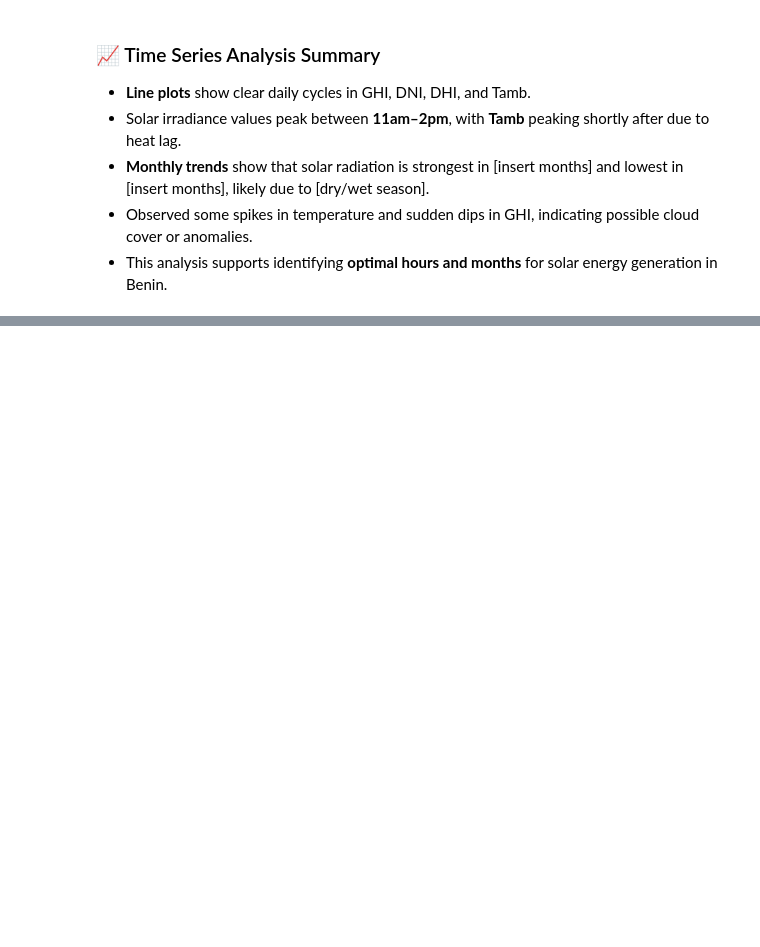
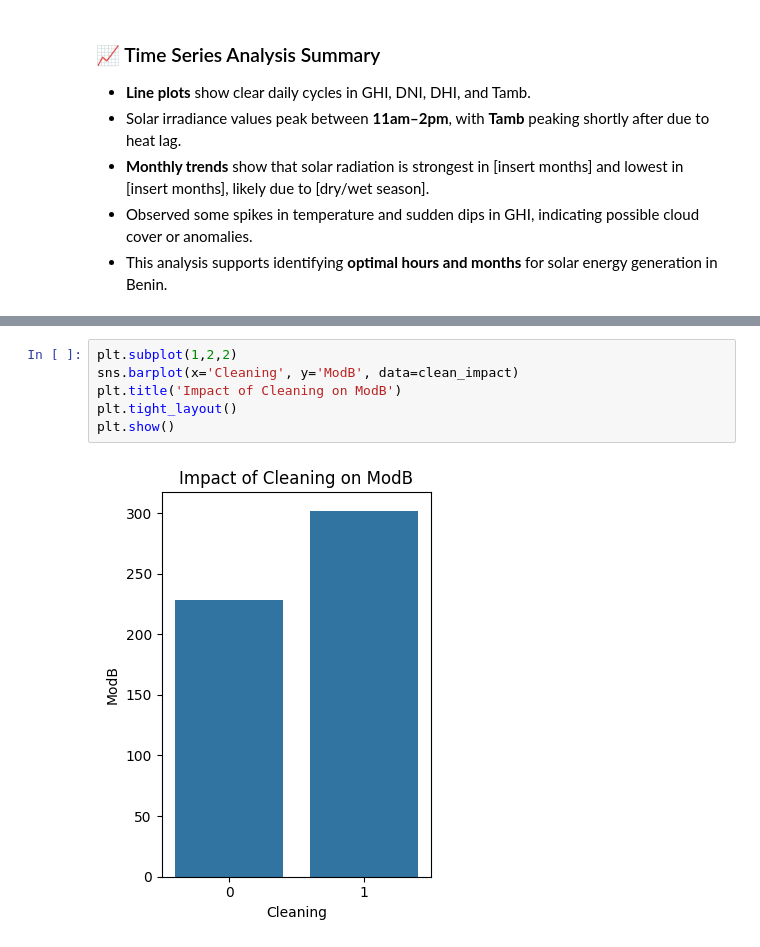
Before and after one commit to Becky-Chala/solar-challenge-week1, a Jupyter notebook: benin_eda.ipynb, the cells around one changed output, grey strips where cells are left out. Drawn from its saved outputs; the diff is of its cells as text; blank space fills up the shorter version.

```diff
--- a/benin_eda.ipynb
+++ b/benin_eda.ipynb
@@ -205,0 +221,8 @@ plt.show()
+# %%
+plt.subplot(1,2,2)
+sns.barplot(x='Cleaning', y='ModB', data=clean_impact)
+plt.title('Impact of Cleaning on ModB')
+plt.tight_layout()
+plt.show()
+# %% [output]
+[figure, added]
```
Also changed, not shown: parts of 17 cells of this notebook.
